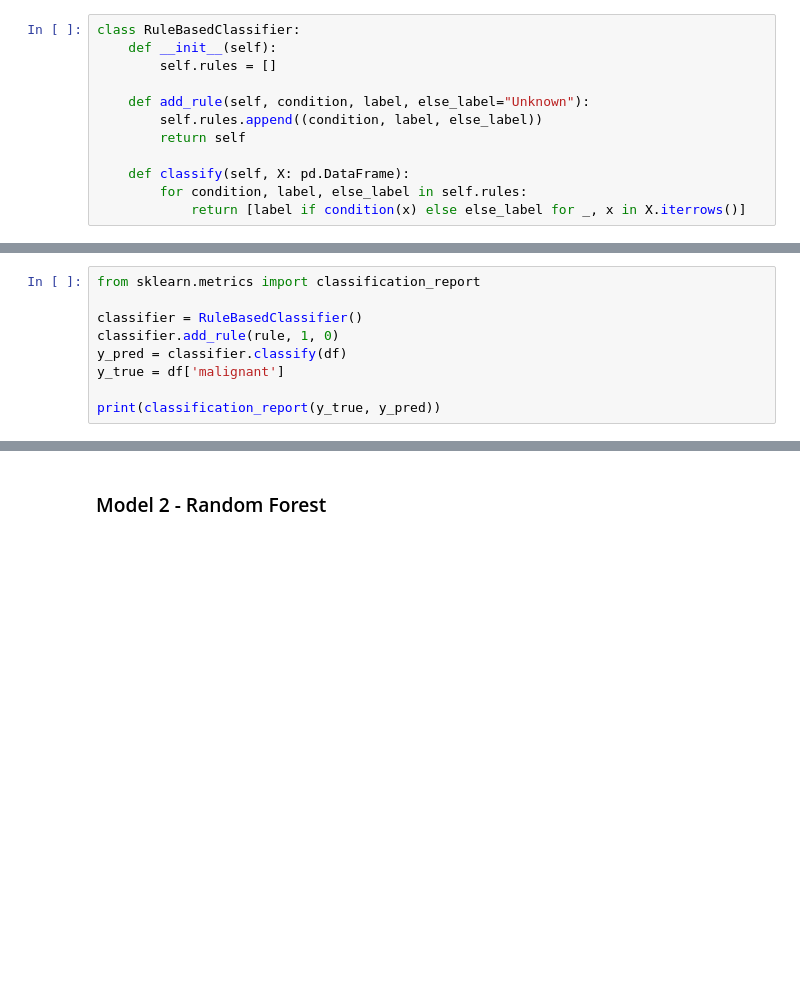
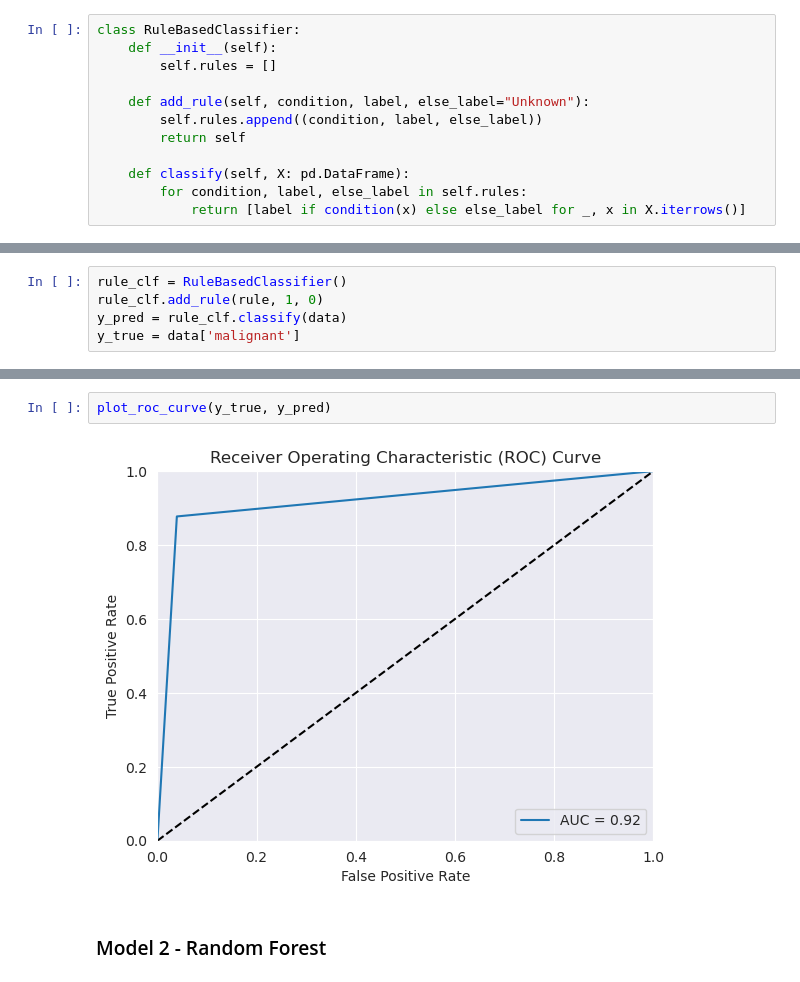
Before and after one commit to lucamodica/design-of-ai-systems--chalmers, a Jupyter notebook: assignments/4-diagnostic-systems/4-diagnostic-systems.ipynb, the cells around one changed output, grey strips where cells are left out. Saved outputs shown, nothing was run; the diff lists cells and outputs as text; blank space fills up the shorter version.

```diff
--- a/assignments/4-diagnostic-systems/4-diagnostic-systems.ipynb
+++ b/assignments/4-diagnostic-systems/4-diagnostic-systems.ipynb
@@ -231,9 +239,5 @@ def rule(x):
 # %%
-from sklearn.metrics import classification_report
-
-classifier = RuleBasedClassifier()
-classifier.add_rule(rule, 1, 0)
-y_pred = classifier.classify(df)
-y_true = df['malignant']
-
-print(classification_report(y_true, y_pred))
+rule_clf = RuleBasedClassifier()
+rule_clf.add_rule(rule, 1, 0)
+y_pred = rule_clf.classify(data)
+y_true = data['malignant']
@@ -249,3 +260,7 @@ weighted avg       0.92      0.92      0.92       569
+# %%
+plot_roc_curve(y_true, y_pred)
+# %% [output]
+[figure, added]
 # %% [markdown]
 ### Model 2 - Random Forest
 # %% [markdown]
```
Also changed, not shown: parts of 51 cells of this notebook.
